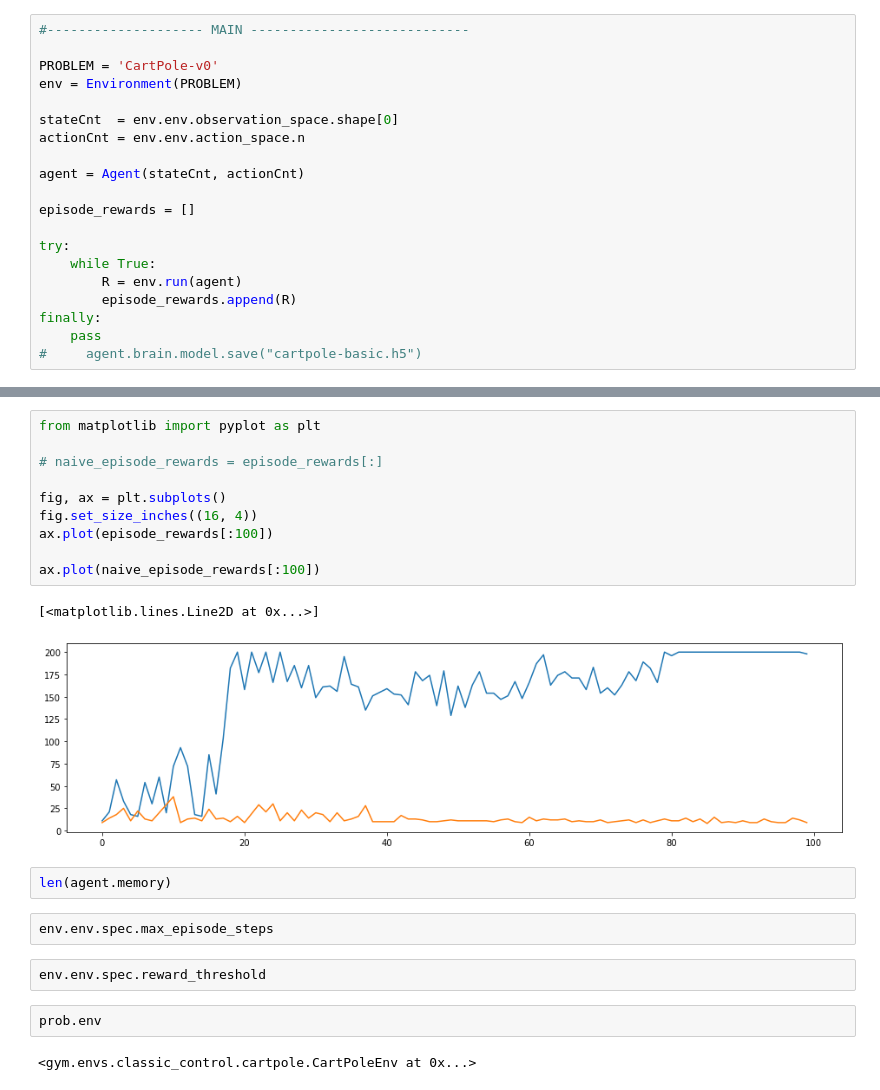
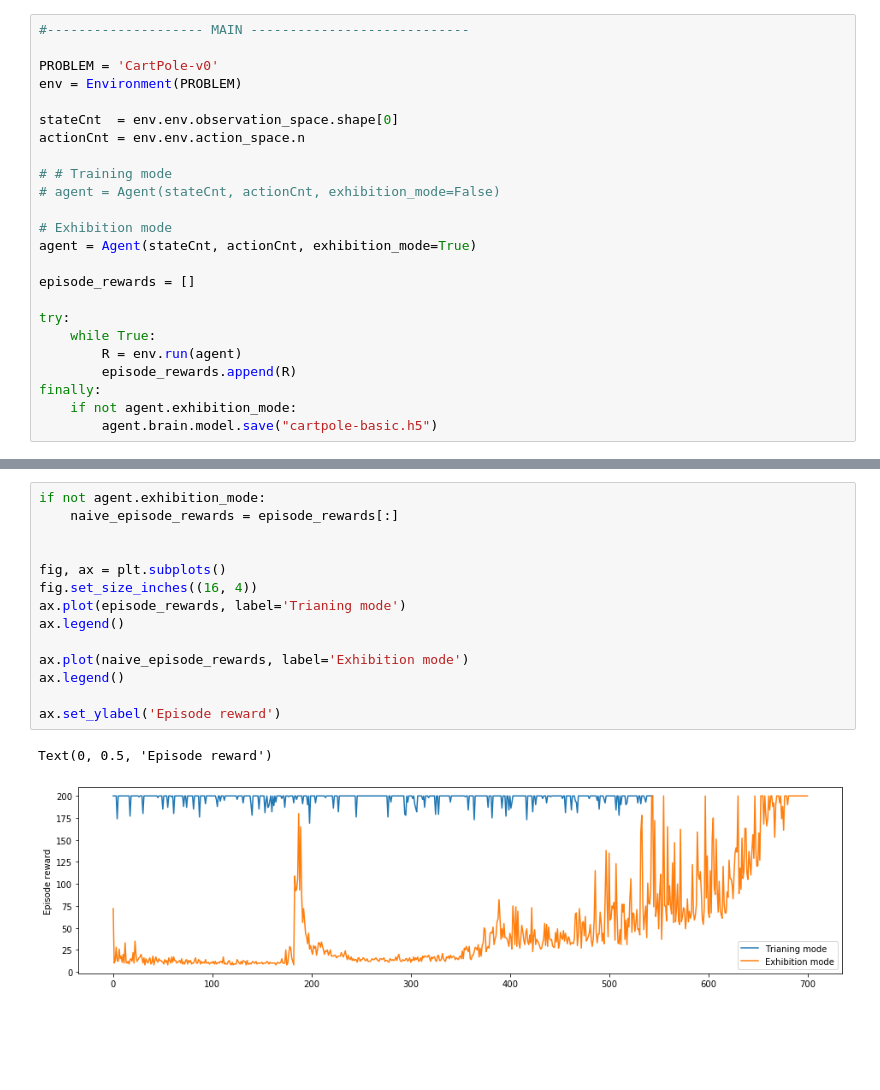
Before and after one commit to pushkarparanjpe/practical-rl, a Jupyter notebook: RL/CartPoleBasic.ipynb, the cells around one changed output, grey strips where cells are left out. Cells and saved outputs as stored; diff of their text form; blank space fills up the shorter version.

Commit message:
Agent has two modes - training and exhibition

```diff
--- a/RL/CartPoleBasic.ipynb
+++ b/RL/CartPoleBasic.ipynb
@@ -169,7 +177,11 @@ env = Environment(PROBLEM)
 stateCnt  = env.env.observation_space.shape[0]
 actionCnt = env.env.action_space.n
 
-agent = Agent(stateCnt, actionCnt)
+# # Training mode
+# agent = Agent(stateCnt, actionCnt, exhibition_mode=False)
+
+# Exhibition mode
+agent = Agent(stateCnt, actionCnt, exhibition_mode=True)
 
 episode_rewards = []
 
@@ -178,6 +190,6 @@ try:
         R = env.run(agent)
         episode_rewards.append(R)
 finally:
-    pass
-#     agent.brain.model.save("cartpole-basic.h5")
+    if not agent.exhibition_mode:
+        agent.brain.model.save("cartpole-basic.h5")
 # %% [output]
@@ -201,24 +213,18 @@ Total reward: 198.0
 KeyboardInterrupt:
 # %%
-from matplotlib import pyplot as plt
+if not agent.exhibition_mode:
+    naive_episode_rewards = episode_rewards[:]
 
-# naive_episode_rewards = episode_rewards[:]
 
 fig, ax = plt.subplots()
 fig.set_size_inches((16, 4))
-ax.plot(episode_rewards[:100])
+ax.plot(episode_rewards, label='Trianing mode')
+ax.legend()
 
-ax.plot(naive_episode_rewards[:100])
+ax.plot(naive_episode_rewards, label='Exhibition mode')
+ax.legend()
+
+ax.set_ylabel('Episode reward')
 # %% [output]
-[<matplotlib.lines.Line2D at 0x...>]
+Text(0, 0.5, 'Episode reward')
-[figure, old version]
+[figure, new version]
-# %%
-len(agent.memory)
-# %%
-env.env.spec.max_episode_steps
-# %%
-env.env.spec.reward_threshold
-# %%
-prob.env
-# %% [output]
-<gym.envs.classic_control.cartpole.CartPoleEnv at 0x...>
```
Also changed, not shown: parts of 3 cells of this notebook.
